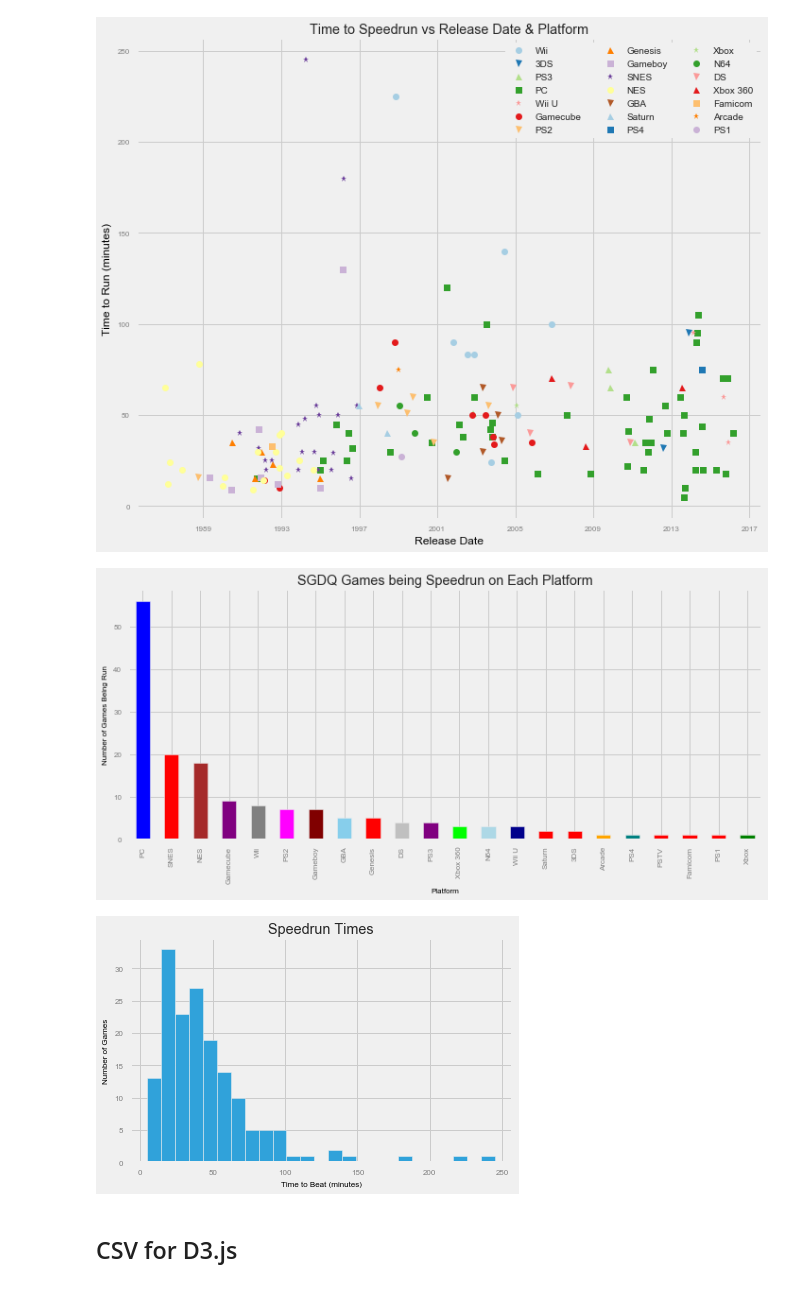
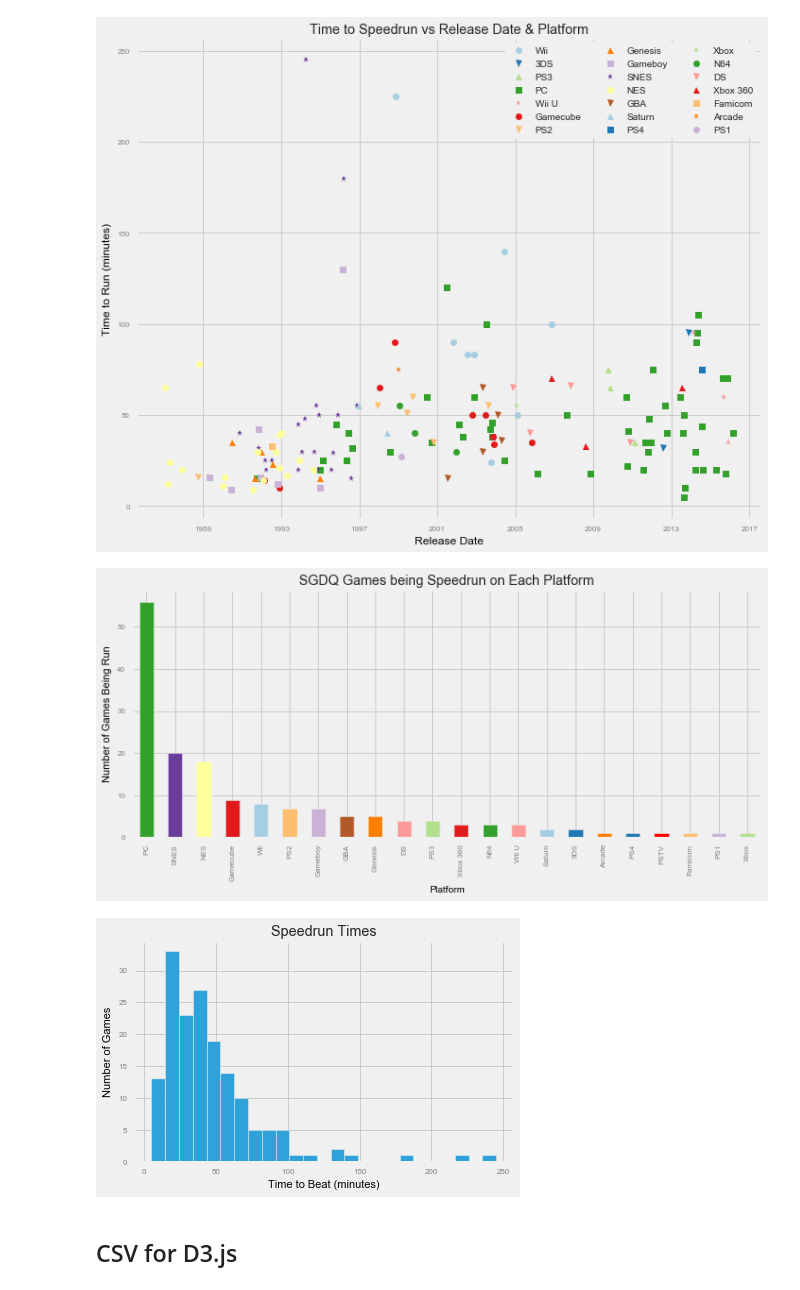
Before and after one commit to bcongdon/Data-Science-Projects, a Jupyter notebook: sgdq2016/SGDQ Schedule Analysis.ipynb, the cells around one changed output. Cells and saved outputs as stored; diff of their text form; code cells hidden in the pictures.

```diff
--- a/sgdq2016/SGDQ Schedule Analysis.ipynb
+++ b/sgdq2016/SGDQ Schedule Analysis.ipynb
@@ -200,7 +181,7 @@ plt.rcParams['font.serif'] = 'Ubuntu'
 plt.rcParams['font.monospace'] = 'Ubuntu Mono'
 plt.rcParams['font.size'] = 10
 plt.rcParams['axes.labelcolor'] = 'black'
-plt.rcParams['axes.labelsize'] = 8
+plt.rcParams['axes.labelsize'] = 10
 plt.rcParams['figure.titleweight'] = 'bold'
 plt.rcParams['axes.labelweight'] = 'normal'
 
@@ -309,12 +290,12 @@ import itertools
 
 platforms = game_frame_corrected['platform'].unique()
 palette = itertools.cycle(sns.color_palette('Paired', 21))
-colors = dict()
+color_dict = dict()
 for p in platforms:
-    colors[p] = palette.next()
+    color_dict[p] = palette.next()
 def map_platform(platform):
-    if platform in colors:
-        return colors[platform]
+    if platform in color_dict:
+        return color_dict[platform]
     else:
         return "r"
 
@@ -341,29 +322,29 @@ plt.savefig('running_time_v_release_date.png', dpi=250)
 [figure]
 # %%
 counts = game_frame['platform'].value_counts()
-colors = [map_platform(x) for x in counts.index]
+colors_for_graph = [map_platform(x) for x in counts.index]
 plt.figure(figsize=(10,5))
-ax = game_frame['platform'].value_counts().plot(kind='bar', color = colors)
-plt.xlabel("Platform")
-plt.ylabel("Number of Games Being Run")
+ax = game_frame['platform'].value_counts().plot(kind='bar', color = colors_for_graph)
+plt.xlabel("Platform", fontsize=10)
+plt.ylabel("Number of Games Being Run", fontsize=11)
 ax.yaxis.set_ticks_position('left')
 ax.xaxis.set_ticks_position('bottom')
 plt.title("SGDQ Games being Speedrun on Each Platform")
 plt.tight_layout()
 plt.savefig('platforms_run.png')
 # %% [output]
-[figure, old version]
+[figure, new version]
 # %%
 ax = game_frame['minutes'].hist(bins=25)
 ax.yaxis.set_ticks_position('left')
 ax.xaxis.set_ticks_position('bottom')
-plt.xlabel("Time to Beat (minutes)")
-plt.ylabel("Number of Games")
+plt.xlabel("Time to Beat (minutes)", fontsize=11)
+plt.ylabel("Number of Games", fontsize=11)
 plt.title("Speedrun Times")
 plt.tight_layout()
 plt.savefig('time_to_run_histogram.png', bb_inches='tight')
 # %% [output]
-[figure, old version]
+[figure, new version]
 # %% [markdown]
 ## CSV for D3.js
 # %%
```
Also changed, not shown: parts of 2 cells of this notebook, 3 other files.
